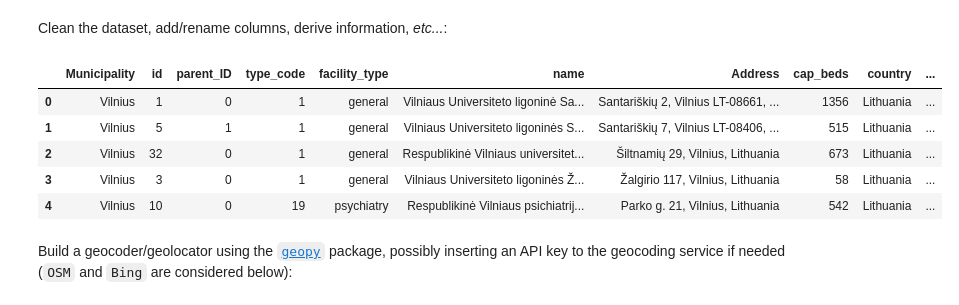
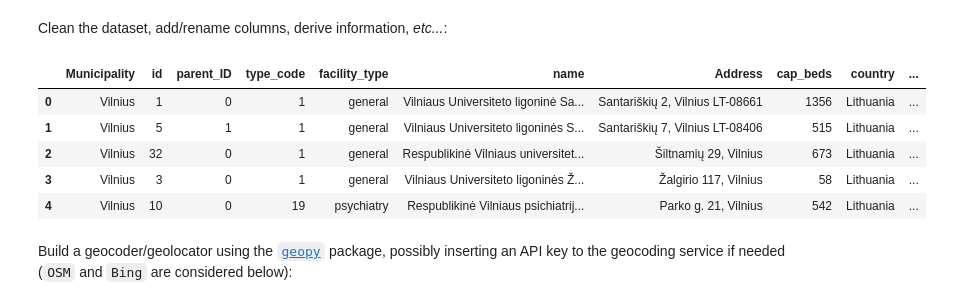
Before and after one commit to eurostat/basic-services, a Jupyter notebook: src/python/notebooks/02_HCS_LT.ipynb, the cells around one changed output. Drawn from its saved outputs; the diff is of its cells as text; code cells hidden in the pictures.

```diff
--- a/src/python/notebooks/02_HCS_LT.ipynb
+++ b/src/python/notebooks/02_HCS_LT.ipynb
@@ -17,9 +22,12 @@ import pandas as pd
 # %%
 THISDIR = os.getcwd()
-DATAPATH = '../../../data/healthcare/raw/' # or '/Users/kimberlyclemons/Downloads/Health/LT/'
-# os.chdir(DATAPATH)
+SRCPATH = os.path.abspath('../../../src/python/pyeufacility/')
+DATAPATH = os.path.abspath('../../../data/healthcare/raw/')
+# or       '/Users/<username>/basic-services/data/healthcare/%s' % CC
+
 try:
-    print('%s%s' % (PROJECT,os.path.abspath(DATAPATH).split(PROJECT)[1]))
+    print('src rel. path: %s%s' % (PROJECT, SRCPATH.split(PROJECT)[1]))
+    print('data rel. path: %s%s' % (PROJECT, DATAPATH.split(PROJECT)[1]))
 except:
-    print(os.getcwd())
+    print('current path: %s' % os.getcwd())
 # %% [output]
@@ -27,7 +36,6 @@ basic-services/data/healthcare/raw
 # %% [markdown]
 ## Ad-hoc data ingestion, exploration and processing
 # %%
-COUNTRY, LANG = 'Lithuania', 'lt'
 IFILE = 'Hospitals_2018.xlsx'
 
 try:
@@ -36,9 +44,10 @@ except ImportError:
     !{sys.executable} -m pip install xlrd
 
 file = os.path.join(DATAPATH, IFILE)
-df = pd.read_excel(file, header = 2)
+df_src = pd.read_excel(file, header = 2)
 
-print(df.columns)
+print(df_src.columns)
+# print(df_src.dtypes)
 # %% [output]
 Index(['Code of municipality', 'Municipality', 'ID', 'parent_ID',
        'Code of legal entity',
@@ -50,34 +59,37 @@ Index(['Code of municipality', 'Municipality', 'ID', 'parent_ID',
 # %% [markdown]
 Clean the dataset, add/rename columns, derive information, *etc...*:
 # %%
-df['country'] = COUNTRY
-df['public_private'] = (df['Level: 1-national, 2-regional, 3-municipality, 4-nursing, 5-other public and specialized, 6-private']
-                       .apply(lambda x: 'private' if x==6 else 'public')
-                       )
+df1 = df_src.copy()
 
-df.rename(columns = {'ID':                                    'id',
-                     'Name':                                  'name',
-                     #'Address':                               'address',
-                     'Number of beds at the end of the 2018': 'cap_beds',
-                     'type_name':                             'facility_type'},
-          inplace = True, errors = 'ignore')
+df1['country'] = COUNTRY
+df1['public_private'] = (df1['Level: 1-national, 2-regional, 3-municipality, 4-nursing, '
+                             '5-other public and specialized, 6-private']
+                         .apply(lambda x: 'private' if x==6 else 'public')
+                        )
 
-df['address'] = df[['name', 'Address', 'country']].apply(', '.join, 1)
-df['Address'] = df[['Address', 'country']].apply(', '.join, 1) # of use when geocoding fails
+df1.rename(columns = {'ID':                                    'id',
+                      'Name':                                  'name',
+                      #'Address':                               'address',
+                      'Number of beds at the end of the 2018': 'cap_beds',
+                      'type_name':                             'facility_type'},
+           inplace = True, errors = 'ignore')
 
-df.drop(columns = ['Subordination: 1-national (MoH), 3-municipality, 8-private, 9-other ministries (not MoH)',
-                   'Level: 1-national, 2-regional, 3-municipality, 4-nursing, 5-other public and specialized, 6-private',
-                   'Code of legal entity', 'Code of municipality'],
-        inplace = True, errors = 'ignore')
+df1['address'] = df1[['name', 'Address', 'country']].apply(', '.join, 1)
 
-df.head()
+df1.drop(columns = ['Subordination: 1-national (MoH), 3-municipality, 8-private, 9-other ministries (not MoH)',
+                    'Level: 1-national, 2-regional, 3-municipality, 4-nursing, '
+                    '5-other public and specialized, 6-private',
+                    'Code of legal entity', 'Code of municipality'],
+         inplace = True, errors = 'ignore')
+
+df1.head()
 # %% [output]
 |  | Municipality | id | parent_ID | type_code | facility_type | name | Address | cap_beds | country | ... |
-| 0 | Vilnius | 1 | 0 | 1 | general | Vilniaus Universiteto ligoninė Sa... | Santariškių 2, Vilnius LT-08661, ... | 1356 | Lithuania | ... |
-| 1 | Vilnius | 5 | 1 | 1 | general | Vilniaus Universiteto ligoninės S... | Santariškių 7, Vilnius LT-08406, ... | 515 | Lithuania | ... |
-| 2 | Vilnius | 32 | 0 | 1 | general | Respublikinė Vilniaus universitet... | Šiltnamių 29, Vilnius, Lithuania | 673 | Lithuania | ... |
-| 3 | Vilnius | 3 | 0 | 1 | general | Vilniaus Universiteto ligoninės Ž... | Žalgirio 117, Vilnius, Lithuania | 58 | Lithuania | ... |
-| 4 | Vilnius | 10 | 0 | 19 | psychiatry | Respublikinė Vilniaus psichiatrij... | Parko g. 21, Vilnius, Lithuania | 542 | Lithuania | ... |
+| 0 | Vilnius | 1 | 0 | 1 | general | Vilniaus Universiteto ligoninė Sa... | Santariškių 2, Vilnius LT-08661 | 1356 | Lithuania | ... |
+| 1 | Vilnius | 5 | 1 | 1 | general | Vilniaus Universiteto ligoninės S... | Santariškių 7, Vilnius LT-08406 | 515 | Lithuania | ... |
+| 2 | Vilnius | 32 | 0 | 1 | general | Respublikinė Vilniaus universitet... | Šiltnamių 29, Vilnius | 673 | Lithuania | ... |
+| 3 | Vilnius | 3 | 0 | 1 | general | Vilniaus Universiteto ligoninės Ž... | Žalgirio 117, Vilnius | 58 | Lithuania | ... |
+| 4 | Vilnius | 10 | 0 | 19 | psychiatry | Respublikinė Vilniaus psichiatrij... | Parko g. 21, Vilnius | 542 | Lithuania | ... |
 # %% [markdown]
 Build a geocoder/geolocator using the [`geopy`](https://geopy.readthedocs.io/en/stable/#) package, possibly inserting an API key to the geocoding service if needed (`OSM` and `Bing` are considered below):
 # %%
```
Also changed, not shown: parts of 29 cells of this notebook.
